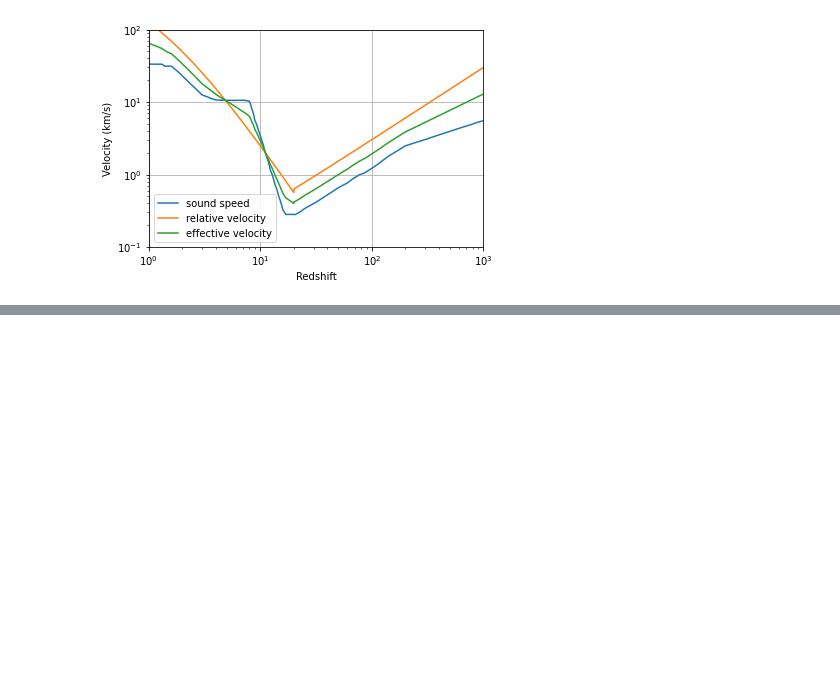
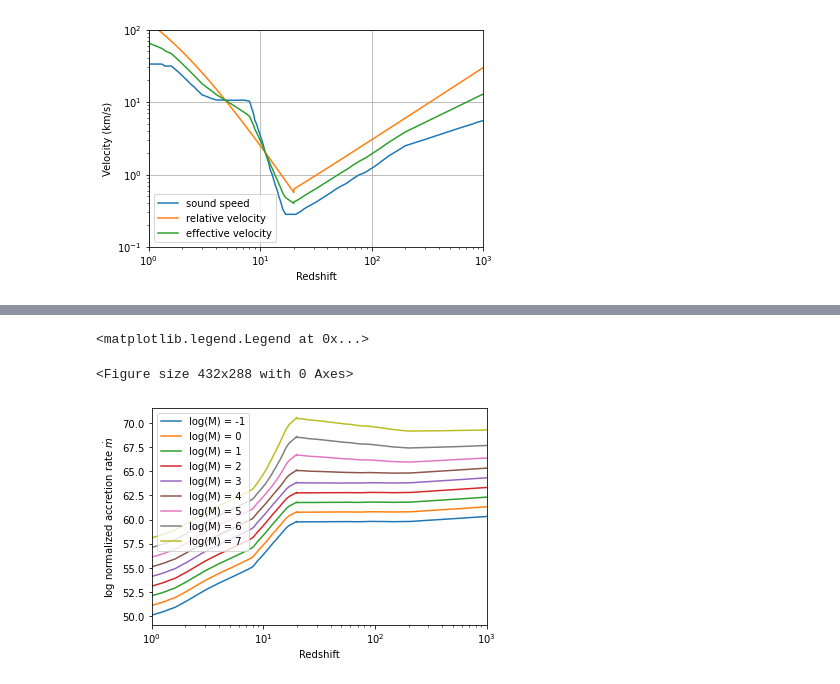
Before and after one commit to newspaperhinson/PBHAccretion, a Jupyter notebook: main.ipynb, the cells around one changed output, grey strips where cells are left out. Cells and saved outputs as stored; diff of their text form; code cells hidden in the pictures; blank space fills up the shorter version.

```diff
--- a/main.ipynb
+++ b/main.ipynb
@@ -81,0 +128,50 @@ array([-4.71831271e-16, -4.75351264e-16, -4.78901615e-16, ...,
+# %%
+fig = plt.figure()
+fig, axes = plt.subplots()
+axes.set_xscale('log')
+axes.set_xlim([1, 1000])
+# axes.set_yscale('log')
+# axes.set_ylim([-9, 0])
+axes.set_xlabel(r'Redshift')
+axes.set_ylabel(r'log normalized accretion rate $\dot{m}$ ')
+
+# include Hubble viscosity
+# Bondi radius in cm
+# Bondi crossing time in s
+# Hubble rate in s^-1
+# effective viscosity is in s^-1
+def Bondi_radius(M):
+    return 1.34E16*(M)*np.power(effective_velocity, -2)
+def Bondi_crossing_time(M):
+    return Bondi_radius(M)/100/1000/effective_velocity
+Hubble_rate = (3.24E-18)*np.sqrt(0.127)*np.power(1+redshift, 3/2)
+ionization_factor = 0.0001
+effective_viscosity = Hubble_rate*(1+1.78*ionization_factor*np.power((1+redshift)/100, 5/2))
+def viscosity_scaling(M):
+    return effective_viscosity*Bondi_crossing_time(M)
+def critical_radius(M):     #x_cr
+    return 0.5
+p = 3 - 2.01
+chi = 0.5
+def accretion_eigenvalue_0(M):  # reference to eq. 9
+    return
+def accretion_eigenvalue_1(M):  # reference to eq. 18
+    f_beta = 1+1.25*np.power(viscosity_scaling(M), p/(2-p))
+    f_chi = np.power(np.exp(2-chi), p/(1-p))
+    return f_beta*f_chi*np.exp(9/2/(3+np.power(viscosity_scaling(M), 0.75)))
+def accretion_eigenvalue_2(M):  # reference to eq. 25
+    beta_h = np.power(chi, p/(1-p))
+    return
+
+# calculation of accretion rate
+def accretion_rate(M):
+    return accretion_eigenvalue_1(M)*0.321*(((1+redshift)/1000)**3)*(M)*effective_velocity**-3
+
+# accretion rate plot
+for i in range(-1, 8):
+    axes.plot(redshift, np.log10(accretion_rate(10**i)), label=f'log(M) = {i}')
+axes.legend()
+# %% [output]
+<matplotlib.legend.Legend at 0x...>
+<Figure size 432x288 with 0 Axes>
+[figure, added]
```
Also changed, not shown: parts of 5 cells of this notebook, 1 other file.
